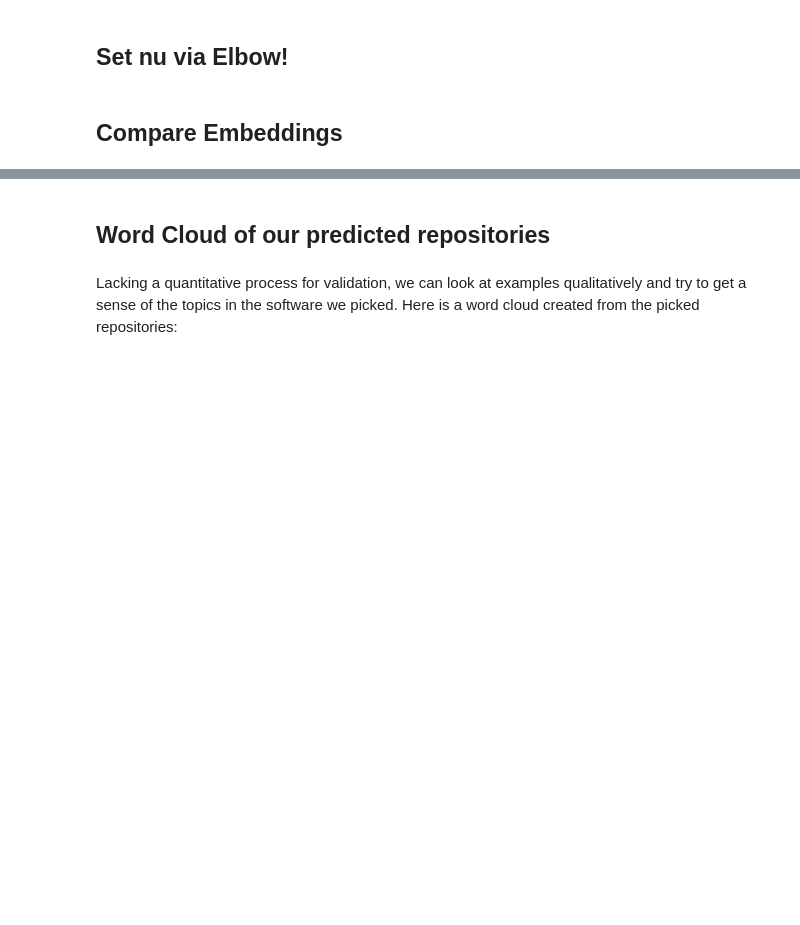
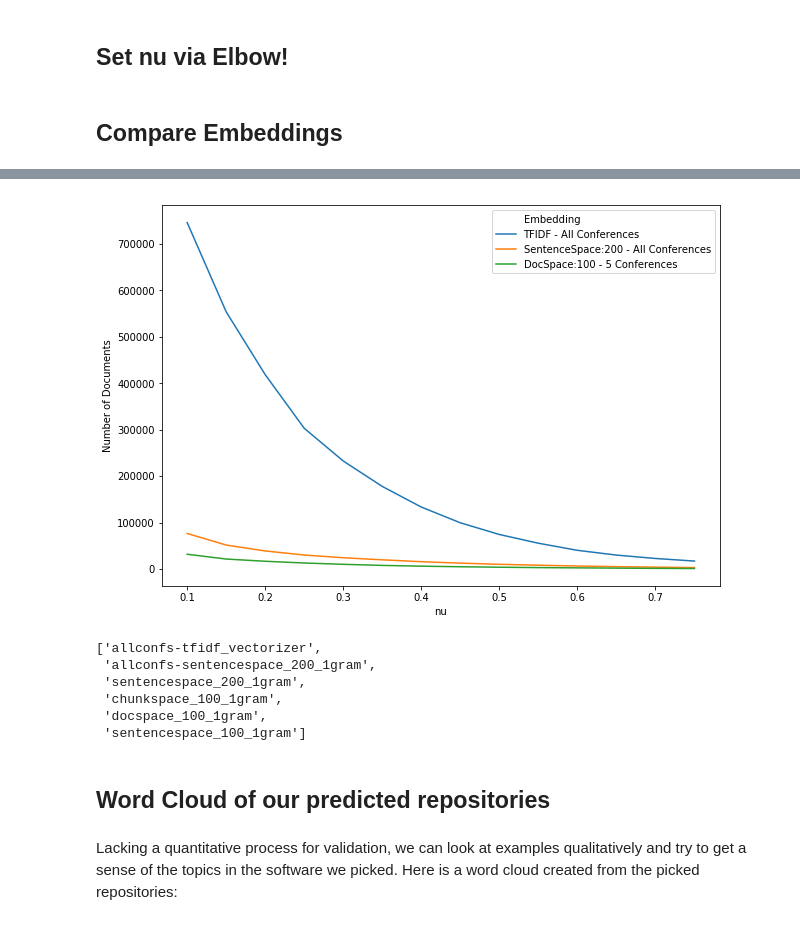
Before and after one commit to nandanrao/embed-software, a Jupyter notebook: test-sentence-embeddings.ipynb, the cells around one changed output, grey strips where cells are left out. Saved outputs shown, nothing was run; the diff lists cells and outputs as text; code cells hidden in the pictures; blank space fills up the shorter version.

```diff
--- a/test-sentence-embeddings.ipynb
+++ b/test-sentence-embeddings.ipynb
@@ -132,3 +174,17 @@ sns.lineplot(data=d, x='nu', y='documents', hue='embedding')
+# %%
+plot_decisions_by_nu(decisions, [2,3,5])
+plt.savefig('embedding-comparison-tfidf.png', dpi=300)
+# %% [output]
+[figure, added]
+# %%
+ns
+# %% [output]
+['allconfs-tfidf_vectorizer',
+ 'allconfs-sentencespace_200_1gram',
+ 'sentencespace_200_1gram',
+ 'chunkspace_100_1gram',
+ 'docspace_100_1gram',
+ 'sentencespace_100_1gram']
 # %%
 ## PRINT TABLE FOR BIGQUERY JOINING
 ## NO CAN DO VIA API DUE TO LACK OF ACCESS TO FREE :(
```
Also changed, not shown: parts of 10 cells of this notebook, 1 other file.
